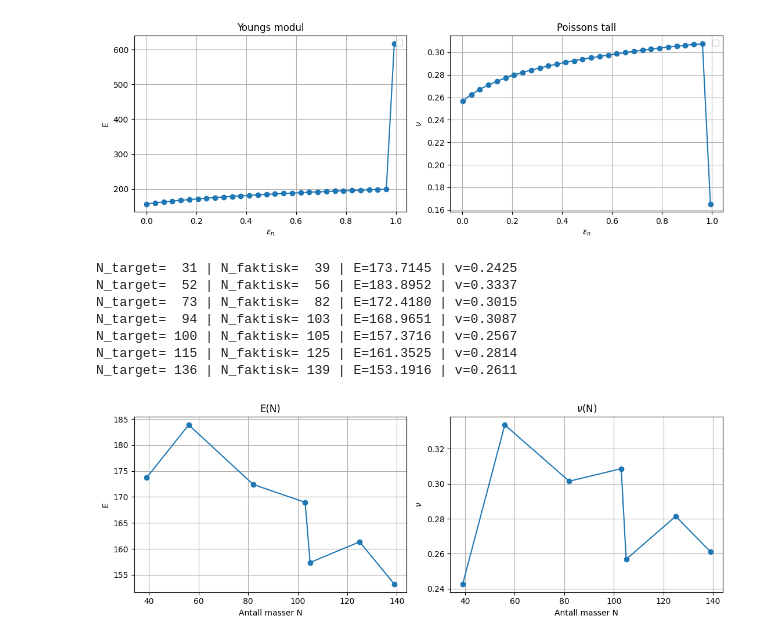
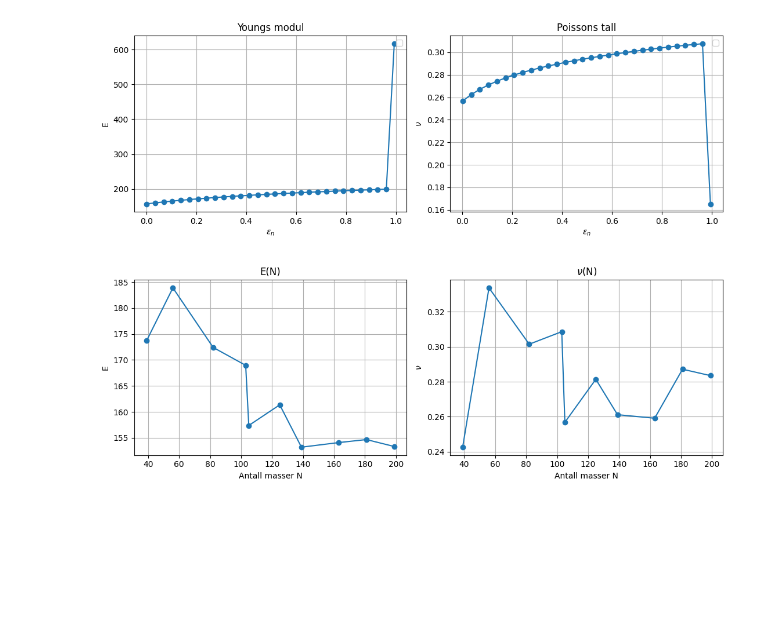
Before and after one commit to oskarwilliamberg-ui/Numerisk-prosjekt-2-mek, a Jupyter notebook: Notebook.ipynb, the cells around one changed output. Cells and saved outputs as stored; diff of their text form; code cells hidden in the pictures; blank space fills up the shorter version.

```diff
--- a/Notebook.ipynb
+++ b/Notebook.ipynb
@@ -401,97 +400,66 @@ plt.show()
 [figure]
 # %%
 # Oppgave 8:
-# total_energy og total_energy_jacobian må defineres på nytt for hver N
-# fordi ids_left_N, ids_right_N og xy0_N er forskjellige for hvert nettverk –
-# ulike N gir ulike noder på randen og ulike hvileposisjoner.
 
-#Konstanter
+# Konstanter
 N_values = [10, 31, 52, 73, 94, 100, 115, 136, 157, 178, 200, 400, 800, 1600]
-f_small  = 0.001
+f_small = 0.001
 
 lx0 = 0.2  # m
 ly0 = 0.1  # m
 
-E_list  = []
+E_list = []
 v_list = []
 N_actual_list = []
 
-for N_target in N_values[1:8]:
+for N_target in N_values[1:11]: #N = [31, 200] for å overholde intervallet
 
-    xy0_N, edges_N = read_mesh(lx0, ly0, N_target)
-    ell0_N         = np.linalg.norm(xy0_N[edges_N[:, 0]] - xy0_N[edges_N[:, 1]], axis=1)
-    N_actual       = len(xy0_N)
+    xy0, edges = read_mesh(lx0, ly0, N_target)
+    ell0 = np.linalg.norm(xy0[edges[:, 0]] - xy0[edges[:, 1]], axis=1)
+    N_actual = len(xy0)
 
-    ids_left_N   = xy0_N[:, 0] < 1e-10
-    ids_right_N  = xy0_N[:, 0] > lx0 - 1e-10
-    ids_bottom_N = xy0_N[:, 1] < 1e-10
-    ids_top_N    = xy0_N[:, 1] > ly0 - 1e-10
+    ids_left = xy0[:, 0] < 1e-10
+    ids_right  = xy0[:, 0] > lx0 - 1e-10
+    ids_bottom = xy0[:, 1] < 1e-10
+    ids_top = xy0[:, 1] > ly0 - 1e-10
 
-    def total_energy_N(xy_flat, edges, k, K, ell0, lx_plate):
-        xy = xy_flat.reshape((-1, 2))
-        energy = spring_energy(xy, edges, k, ell0)
-        energy += 0.5 * K * (xy[ids_left_N,  0]**2).sum()
-        energy += 0.5 * K * ((xy[ids_right_N, 0] - lx_plate)**2).sum()
-        energy += 0.5 * K * (xy[ids_left_N,  1] - xy0_N[ids_left_N,  1]).mean()**2
-        energy += 0.5 * K * (xy[ids_right_N, 1] - xy0_N[ids_right_N, 1]).mean()**2
-        return energy
-
-    def total_energy_jacobian_N(xy_flat, edges, k, K, ell0, lx_plate):
-        xy = xy_flat.reshape((-1, 2))
-        grad = -spring_forces(xy, edges, k, ell0)
-        grad[ids_left_N,  0] += K * xy[ids_left_N, 0]
-        grad[ids_right_N, 0] += K * (xy[ids_right_N, 0] - lx_plate)
-        grad[ids_left_N,  1] += K * (xy[ids_left_N,  1] - xy0_N[ids_left_N,  1]).mean()
-        grad[ids_right_N, 1] += K * (xy[ids_right_N, 1] - xy0_N[ids_right_N, 1]).mean()
-        return grad.flatten()
-
-    # Finn likevekt ved lav f_n (lite strekk)
     lx_plate = lx0 * (1 + f_small)
     res = minimize(
-        total_energy_N, xy0_N.flatten(),
-        args=(edges_N, k, K, ell0_N, lx_plate),
+        total_energy, xy0.flatten(),
+        args=(edges, k, K, ell0, lx_plate),
         method='Newton-CG',
-        jac=total_energy_jacobian_N,
+        jac=total_energy_jacobian,
         tol=1e-12,
         options={'maxiter': 1000},
     )
 
     xy = res.x.reshape((-1, 2))
-    lx    = xy[ids_right_N, 0].mean() - xy[ids_left_N,   0].mean()
-    ly    = xy[ids_top_N,   1].mean() - xy[ids_bottom_N,  1].mean()
+    lx = xy[ids_right, 0].mean() - xy[ids_left,   0].mean()
+    ly = xy[ids_top,   1].mean() - xy[ids_bottom,  1].mean()
     eps_n = (lx - lx0) / lx0
     eps_t = (ly - ly0) / ly0
-    sigma = -K * (xy[ids_right_N, 0] - lx_plate).sum() / (ly0 * B)
+    sigma = -K * (xy[ids_right, 0] - lx_plate).sum() / (ly0 * B)
 
     E_list.append(sigma / eps_n)
     v_list.append(-eps_t / eps_n)
     N_actual_list.append(N_actual)
 
-    print(f"N_target={N_target:4d} | N_faktisk={N_actual:4d} | E={E_list[-1]:.4f} | v={v_list[-1]:.4f}")
+E_arr = np.array(E_list)
+v_arr = np.array(v_list)
+N_arr = np.array(N_actual_list)
 
-E_arr  = np.array(E_list)
-v_arr = np.array(v_list)
-N_arr  = np.array(N_actual_list)
-
-#Plot
+# Plot
 fig, (ax1, ax2) = plt.subplots(1, 2, figsize=(11, 4))
 
 ax1.plot(N_arr, E_arr, 'o-')
 ax1.set(xlabel='Antall masser N', ylabel='E', title='E(N)')
 ax1.grid(True)
 
 ax2.plot(N_arr, v_arr, 'o-')
-ax2.set(xlabel='Antall masser N', ylabel='$\\nu$', title='$\\nu$(N)')
+ax2.set(xlabel='Antall masser N', ylabel=r'$\nu$', title=r'$\nu$(N)')
 ax2.grid(True)
 
 plt.tight_layout()
 plt.show()
 # %% [output]
-N_target=  31 | N_faktisk=  39 | E=173.7145 | v=0.2425
-N_target=  52 | N_faktisk=  56 | E=183.8952 | v=0.3337
-N_target=  73 | N_faktisk=  82 | E=172.4180 | v=0.3015
-N_target=  94 | N_faktisk= 103 | E=168.9651 | v=0.3087
-N_target= 100 | N_faktisk= 105 | E=157.3716 | v=0.2567
-N_target= 115 | N_faktisk= 125 | E=161.3525 | v=0.2814
-N_target= 136 | N_faktisk= 139 | E=153.1916 | v=0.2611
-[figure, old version]
+[figure, new version]
```
Also changed, not shown: parts of 4 cells of this notebook, 1 other file.
